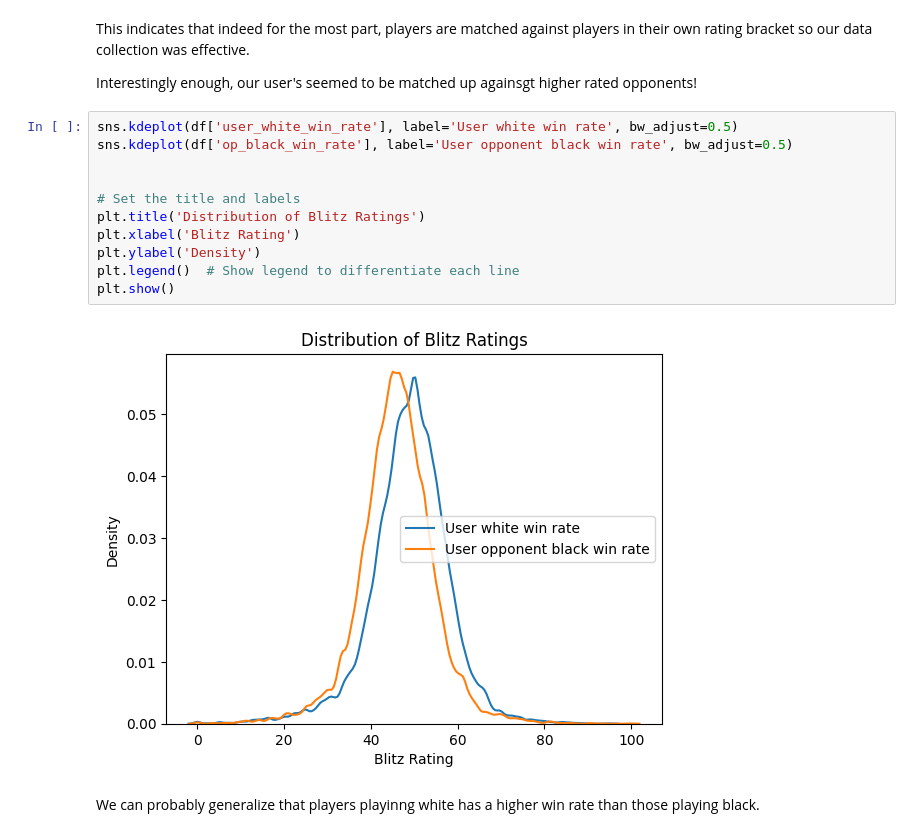
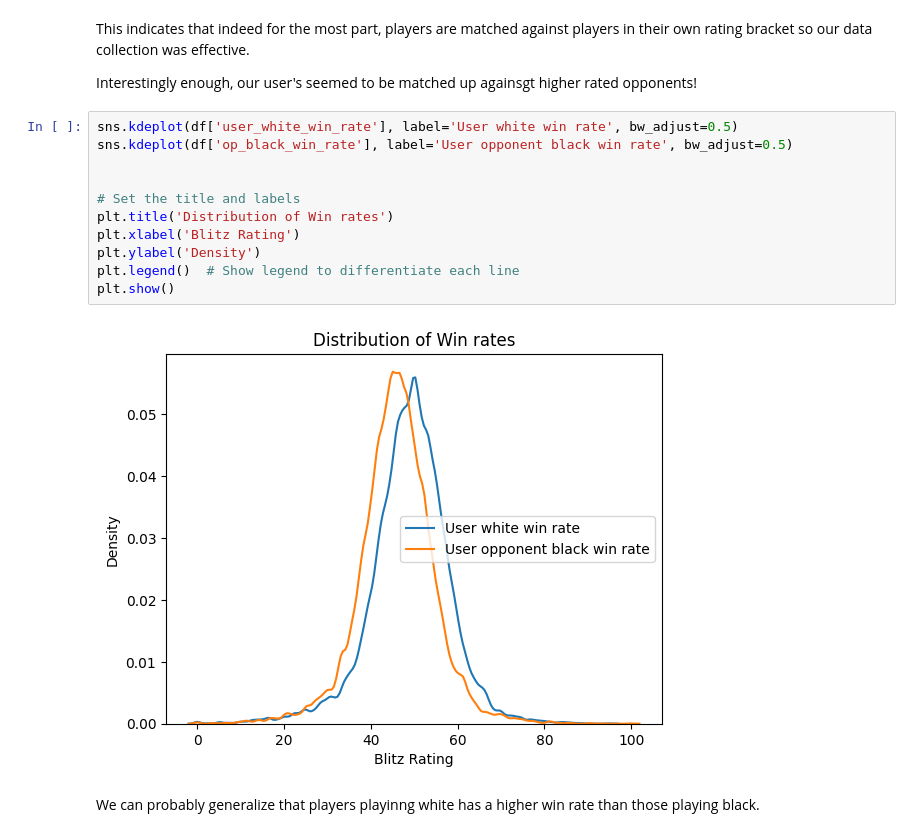
Before and after one commit to KaiSolter/cs506_final_project, a Jupyter notebook: final_report/final.ipynb, the cells around one changed output. Drawn from its saved outputs; the diff is of its cells as text.

```diff
--- a/final_report/final.ipynb
+++ b/final_report/final.ipynb
@@ -216,16 +216,16 @@ Interestingly enough, our user's seemed to be matched up againsgt higher rated o
 # %%
 sns.kdeplot(df['user_white_win_rate'], label='User white win rate', bw_adjust=0.5)
 sns.kdeplot(df['op_black_win_rate'], label='User opponent black win rate', bw_adjust=0.5)
 
 
 # Set the title and labels
-plt.title('Distribution of Blitz Ratings')
+plt.title('Distribution of Win rates')
 plt.xlabel('Blitz Rating')
 plt.ylabel('Density')
 plt.legend()  # Show legend to differentiate each line
 plt.show()
 # %% [output]
-[figure, old version]
+[figure, new version]
 # %% [markdown]
 We can probably generalize that players playinng white has a higher win rate than those playing black.
 # %%
```
Also changed, not shown: parts of 1 cell of this notebook.
